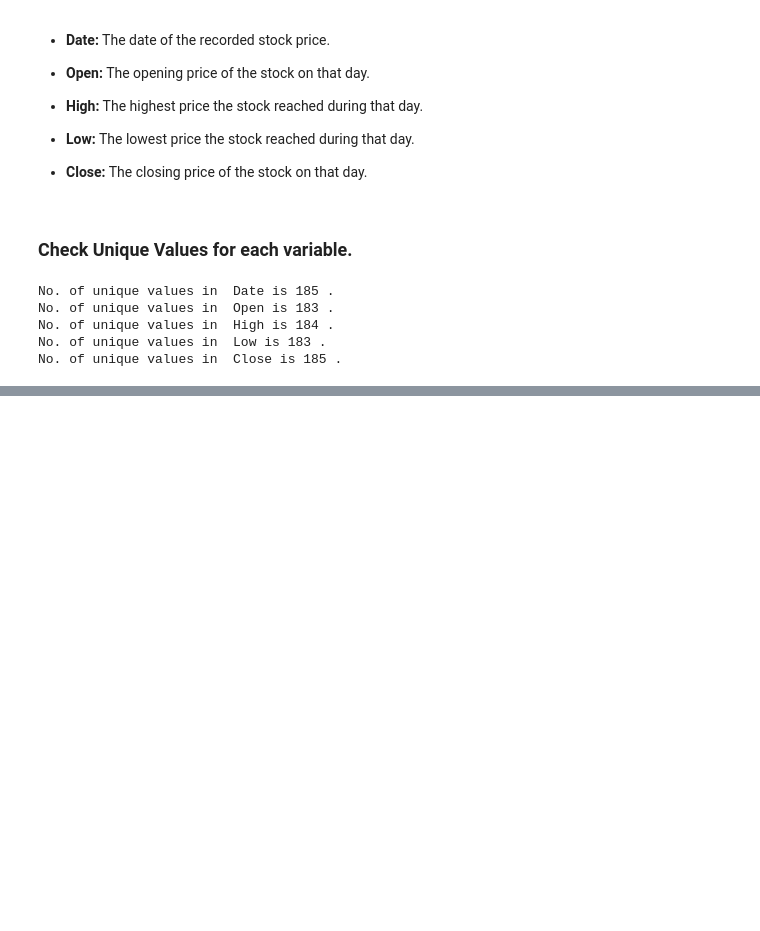
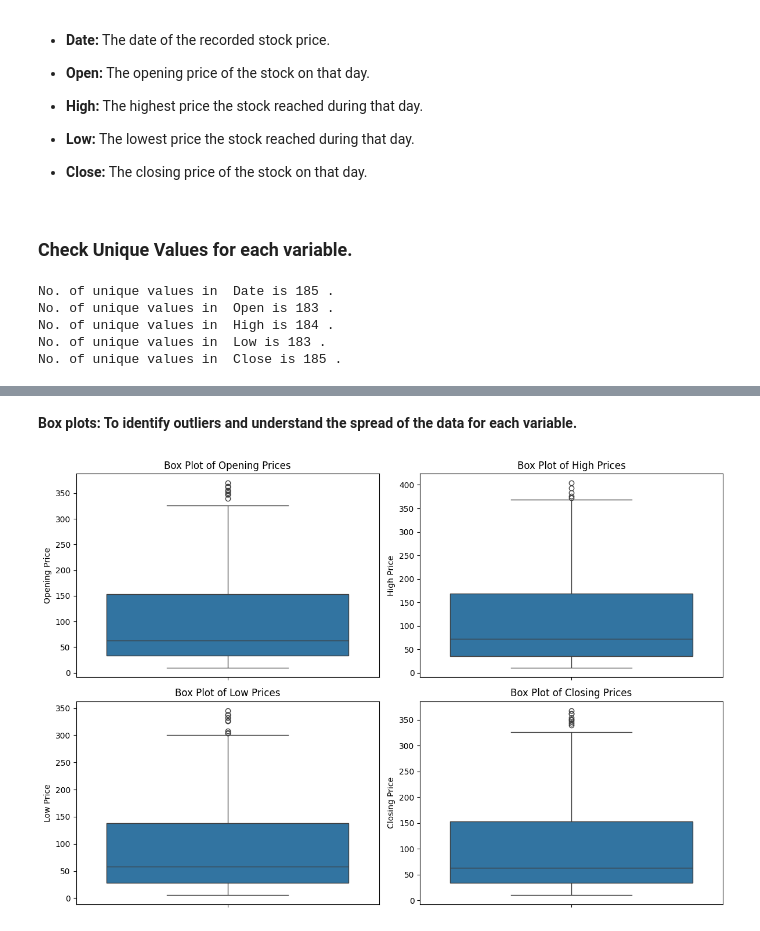
Before and after one commit to KRamBalaji/Stock-Closing-Price-Prediction, a Jupyter notebook: Stock_Closing_Price_Prediction.ipynb, the cells around one changed output, grey strips where cells are left out. Cells and saved outputs as stored; diff of their text form; code cells hidden in the pictures; blank space fills up the shorter version.

```diff
--- a/Stock_Closing_Price_Prediction.ipynb
+++ b/Stock_Closing_Price_Prediction.ipynb
@@ -222,0 +333,31 @@ No. of unique values in  Close is 185 .
+# %% [markdown]
+**Box plots: To identify outliers and understand the spread of the data for each variable.**
+# %%
+# Create subplots for each variable
+fig, axes = plt.subplots(2, 2, figsize=(12, 8))
+
+# Box plot for 'Open'
+sns.boxplot(y=df['Open'], ax=axes[0, 0])
+axes[0, 0].set_title('Box Plot of Opening Prices')
+axes[0, 0].set_ylabel('Opening Price')
+
+# Box plot for 'High'
+sns.boxplot(y=df['High'], ax=axes[0, 1])
+axes[0, 1].set_title('Box Plot of High Prices')
+axes[0, 1].set_ylabel('High Price')
+
+# Box plot for 'Low'
+sns.boxplot(y=df['Low'], ax=axes[1, 0])
+axes[1, 0].set_title('Box Plot of Low Prices')
+axes[1, 0].set_ylabel('Low Price')
+
+# Box plot for 'Close'
+sns.boxplot(y=df['Close'], ax=axes[1, 1])
+axes[1, 1].set_title('Box Plot of Closing Prices')
+axes[1, 1].set_ylabel('Closing Price')
+
+# Adjust layout and display the plot
+plt.tight_layout()
+plt.show()
+# %% [output]
+[figure, added]
```
Also changed, not shown: parts of 69 cells of this notebook.
